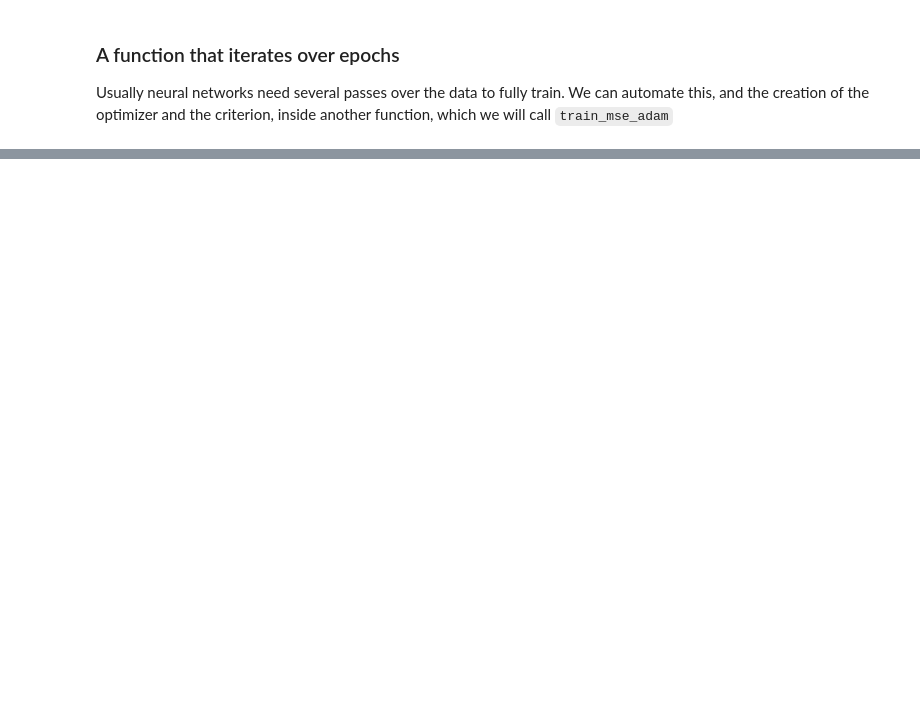
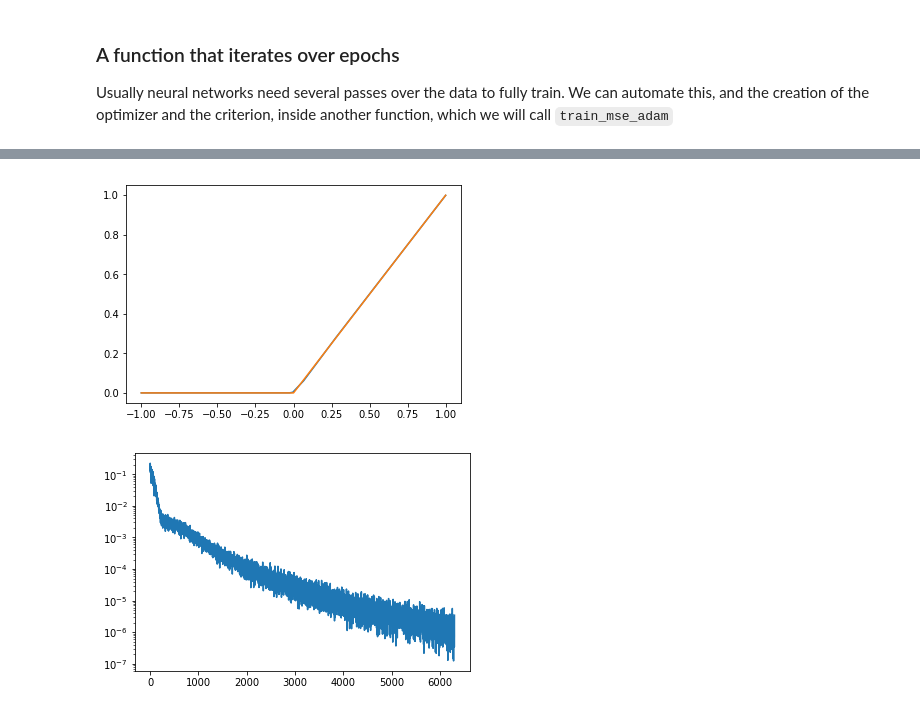
Before and after one commit to SFdS-atelier-3/block-1, a Jupyter notebook: Intro to pytorch.ipynb, the cells around one changed output, grey strips where cells are left out. Saved outputs shown, nothing was run; the diff lists cells and outputs as text; code cells hidden in the pictures; blank space fills up the shorter version.

```diff
--- a/Intro to pytorch.ipynb
+++ b/Intro to pytorch.ipynb
@@ -161,8 +188,0 @@ plt.plot(x4.detach().numpy().ravel(), y4.detach().numpy().ravel())
-# %%
-def create_neural_network(layer_sizes=(1, 10, 10, 1)):
-    layers = []
-    for input_size, output_size in zip(layer_sizes[:-1], layer_sizes[1:]):
-        layers.append(torch.nn.Linear(input_size, output_size))
-        layers.append(torch.nn.ReLU())
-        #layers.append(torch.nn.Tanh())
-    return torch.nn.Sequential(*layers[:-1])
@@ -363,0 +411,17 @@ plt.yscale('log')
+# %%
+net2 = create_neural_network((1, 10, 1))
+
+data2 = DataLoader(list(zip(x, y2)), batch_size=32, shuffle=True)
+
+all_losses2 = train_mse_adam(net2, data2, 100)
+
+prediction2 = net2(x).detach().cpu().numpy()
+
+plt.plot(x.numpy(), prediction2)
+plt.plot(x.numpy(), y2.numpy())
+plt.figure()
+plt.plot(np.concatenate(all_losses2))
+plt.yscale('log')
+# %% [output]
+[figure, added]
+[figure, added]
```
Also changed, not shown: parts of 31 cells of this notebook, 2 other files.
